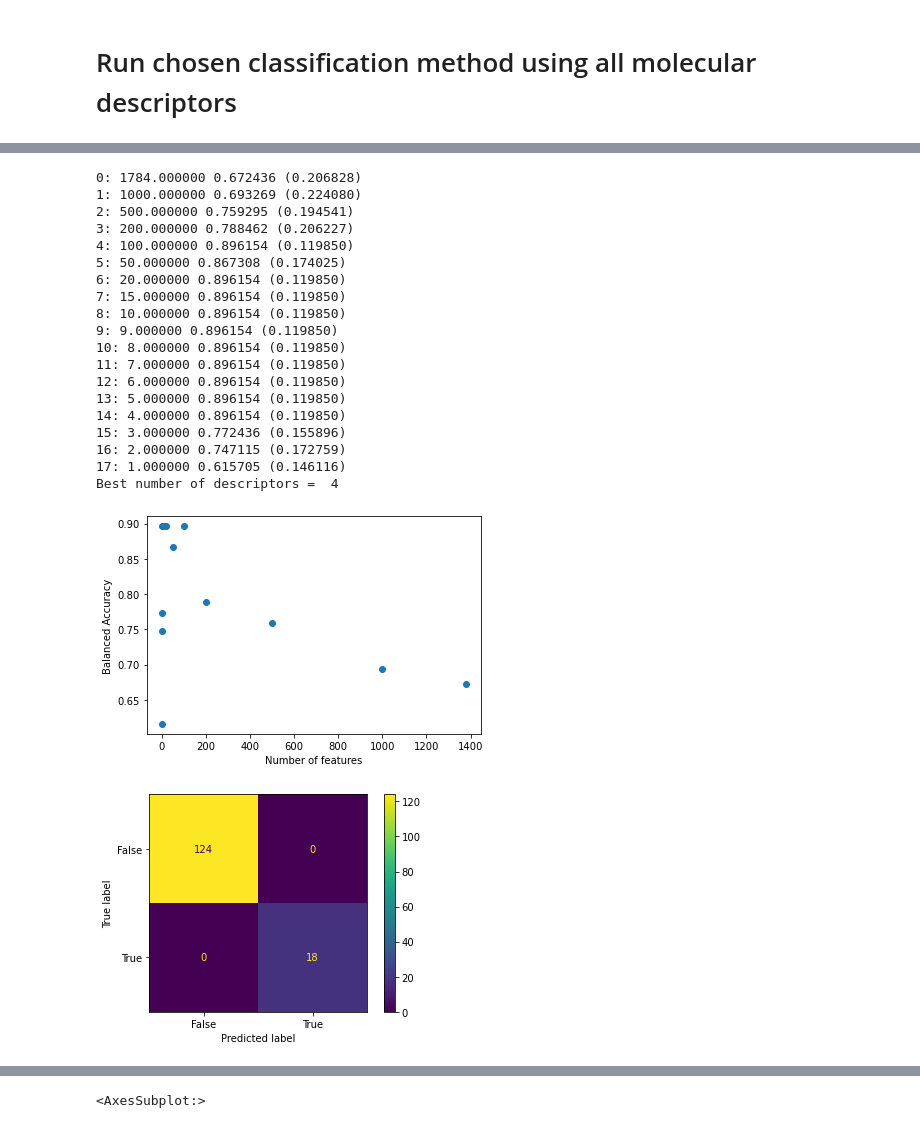
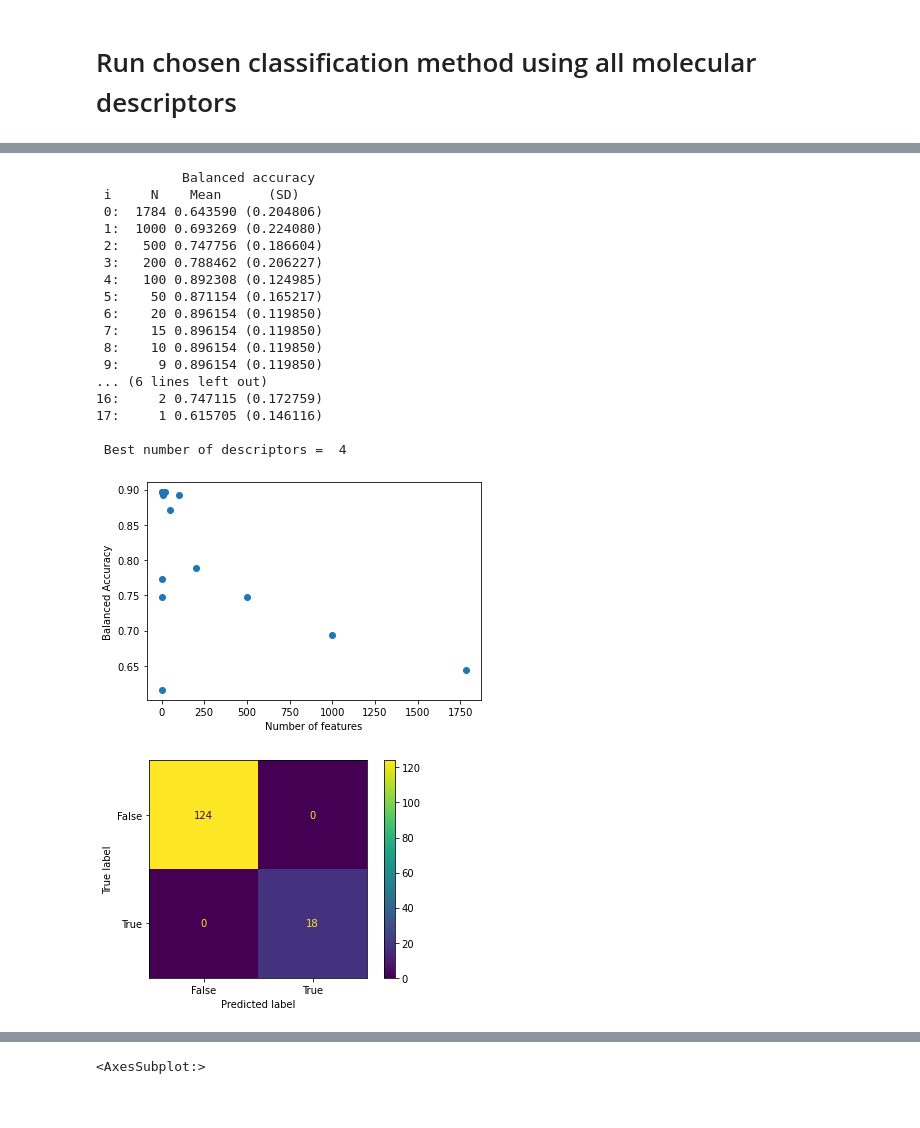
Before and after one commit to kaislaughter/Ionizable_drug_siRNA_complexation, a Jupyter notebook: 5. Initial classification analysis for siRNA complexation screening data.ipynb, the cells around one changed output, grey strips where cells are left out. Drawn from its saved outputs; the diff is of its cells as text; code cells hidden in the pictures.

```diff
--- a/5. Initial classification analysis for siRNA complexation screening data.ipynb
+++ b/5. Initial classification analysis for siRNA complexation screening data.ipynb
@@ -234 +247,6 @@ cm_test(clf,x,y)
+# %%
+# defining array of number of features to test
+N = [1000,500,200,100,50,20,15,10,9,8,7,6,5,4,3,2,1]
+N_out = N.copy()
+N_out.insert(0,len(x.columns))
 # %%
@@ -397,16 +368,0 @@ ValueError: when `importance_getter=='auto'`, the underlying estimator SVC shoul
-# %%
-N = [1000,500,200,100,50,20,15,10,9,8,7,6,5,4,3,2,1]
-
-
-clf=MLPClassifier(max_iter=1000)
-feat_r = red_feats(clf,x,y,N,'RFE')
-
-N_best,scores,stdevs = feat_comp(clf,feat_r,x,y)
-print('Best number of descriptors = ',N[N_best-1])
-#N_best = 13;
-cm_test(clf,x[feat_r[N_best]],y)
-
-N_out = N
-N_out.insert(0,1784)
-MLP_scores = pd.DataFrame({'N':N_out,'Scores':scores,'SD':stdevs})
-MLP_scores.to_csv('MLP_scores.csv')
@@ -415,37 +369,38 @@ ValueError: when `importance_getter=='auto'`, the underlying estimator MLPClassi
 # %%
-N = [1000,500,200,100,50,20,15,10,9,8,7,6,5,4,3,2,1]
+# Gradient Boosting
+clf = GradientBoostingClassifier()
 
-clf=GradientBoostingClassifier()
-feat_r = red_feats(clf,x,y,N,'RFE')
+# determine features for each number defined in N
+feat_r = multi_feat_red(clf,x,y,N,'RFE')
 
-N_best,scores,stdevs = feat_comp(clf,feat_r,x,y)
-print('Best number of descriptors = ',N[N_best-1])
-#N_best = 13;
+# determine scores for each set of features
+N_best,scores,stdevs = feat_comp(clf,feat_r,x,y,len(x.columns))
+
+print('\n Best number of descriptors = ',N[N_best])
+
+# show confusion matrix for best number of descriptors
 cm_test(clf,x[feat_r[N_best]],y)
 
-N_out = N
-N_out.insert(0,1784)
+# output scores to data file
 GB_scores = pd.DataFrame({'N':N_out,'Scores':scores,'SD':stdevs})
-GB_scores.to_csv('GB_scores.csv')
+GB_scores.to_csv('Data_files/For_plotting/model1_GB_scores.csv')
 # %% [output]
-0: 1784.000000 0.672436 (0.206828)
-1: 1000.000000 0.693269 (0.224080)
-2: 500.000000 0.759295 (0.194541)
-3: 200.000000 0.788462 (0.206227)
-4: 100.000000 0.896154 (0.119850)
-5: 50.000000 0.867308 (0.174025)
-6: 20.000000 0.896154 (0.119850)
-7: 15.000000 0.896154 (0.119850)
-8: 10.000000 0.896154 (0.119850)
-9: 9.000000 0.896154 (0.119850)
-10: 8.000000 0.896154 (0.119850)
-11: 7.000000 0.896154 (0.119850)
-12: 6.000000 0.896154 (0.119850)
-13: 5.000000 0.896154 (0.119850)
-14: 4.000000 0.896154 (0.119850)
-15: 3.000000 0.772436 (0.155896)
-16: 2.000000 0.747115 (0.172759)
-17: 1.000000 0.615705 (0.146116)
-Best number of descriptors =  4
+           Balanced accuracy
+ i     N    Mean      (SD)
+ 0:  1784 0.643590 (0.204806)
+ 1:  1000 0.693269 (0.224080)
+ 2:   500 0.747756 (0.186604)
+ 3:   200 0.788462 (0.206227)
+ 4:   100 0.892308 (0.124985)
+ 5:    50 0.871154 (0.165217)
+ 6:    20 0.896154 (0.119850)
+ 7:    15 0.896154 (0.119850)
+ 8:    10 0.896154 (0.119850)
+ 9:     9 0.896154 (0.119850)
+... (6 lines left out)
+16:     2 0.747115 (0.172759)
+17:     1 0.615705 (0.146116)
+
+ Best number of descriptors =  4
-[figure, old version]
+[figure, new version]
 [figure]
```
Also changed, not shown: parts of 28 cells of this notebook, 7 other files.
